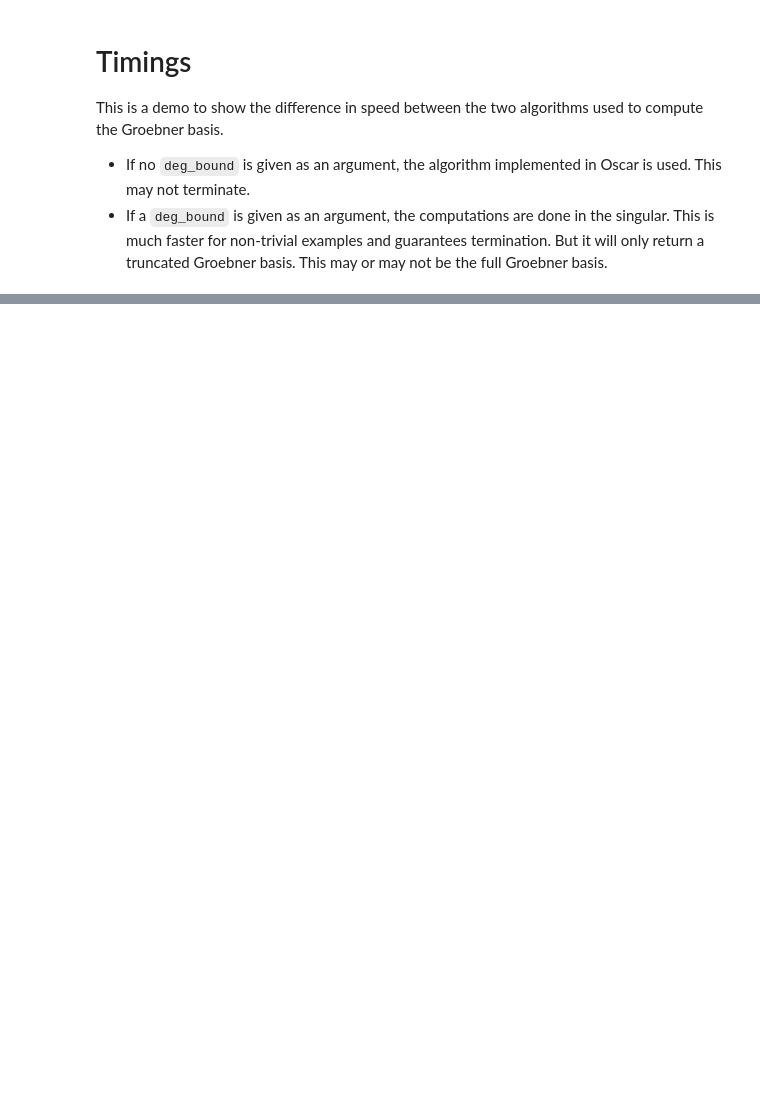
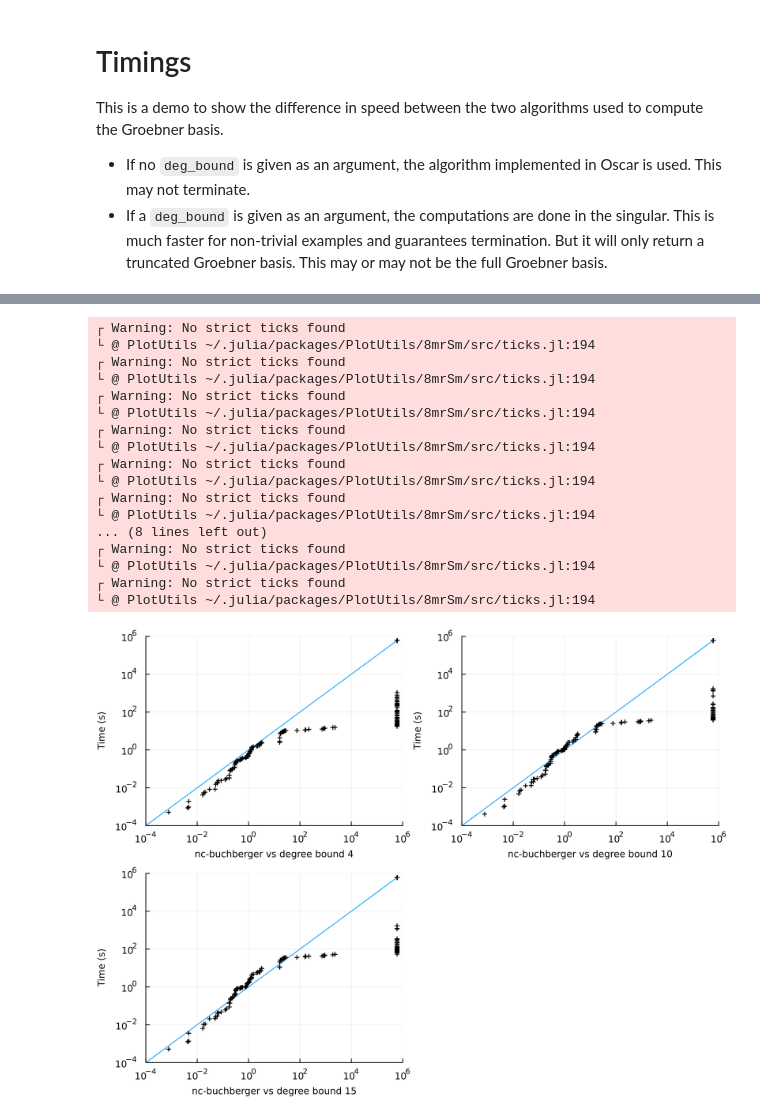
Before and after one commit to dmg-lab/QuantumAutomorphismGroups.jl, a Jupyter notebook: notebooks_new/Demo.ipynb, the cells around one changed output, grey strips where cells are left out. Drawn from its saved outputs; the diff is of its cells as text; code cells hidden in the pictures; blank space fills up the shorter version.

Commit message:
plot added to demo

```diff
--- a/notebooks_new/Demo.ipynb
+++ b/notebooks_new/Demo.ipynb
@@ -53,0 +145,21 @@ include("../computation/timing_report.jl")
+# %%
+print_speed_comparison()
+# %% [output]
+┌ Warning: No strict ticks found
+└ @ PlotUtils ~/.julia/packages/PlotUtils/8mrSm/src/ticks.jl:194
+┌ Warning: No strict ticks found
+└ @ PlotUtils ~/.julia/packages/PlotUtils/8mrSm/src/ticks.jl:194
+┌ Warning: No strict ticks found
+└ @ PlotUtils ~/.julia/packages/PlotUtils/8mrSm/src/ticks.jl:194
+┌ Warning: No strict ticks found
+└ @ PlotUtils ~/.julia/packages/PlotUtils/8mrSm/src/ticks.jl:194
+┌ Warning: No strict ticks found
+└ @ PlotUtils ~/.julia/packages/PlotUtils/8mrSm/src/ticks.jl:194
+┌ Warning: No strict ticks found
+└ @ PlotUtils ~/.julia/packages/PlotUtils/8mrSm/src/ticks.jl:194
+... (8 lines left out)
+┌ Warning: No strict ticks found
+└ @ PlotUtils ~/.julia/packages/PlotUtils/8mrSm/src/ticks.jl:194
+┌ Warning: No strict ticks found
+└ @ PlotUtils ~/.julia/packages/PlotUtils/8mrSm/src/ticks.jl:194
+[figure, added]
```
Also changed, not shown: parts of 14 cells of this notebook, 1 other file.
